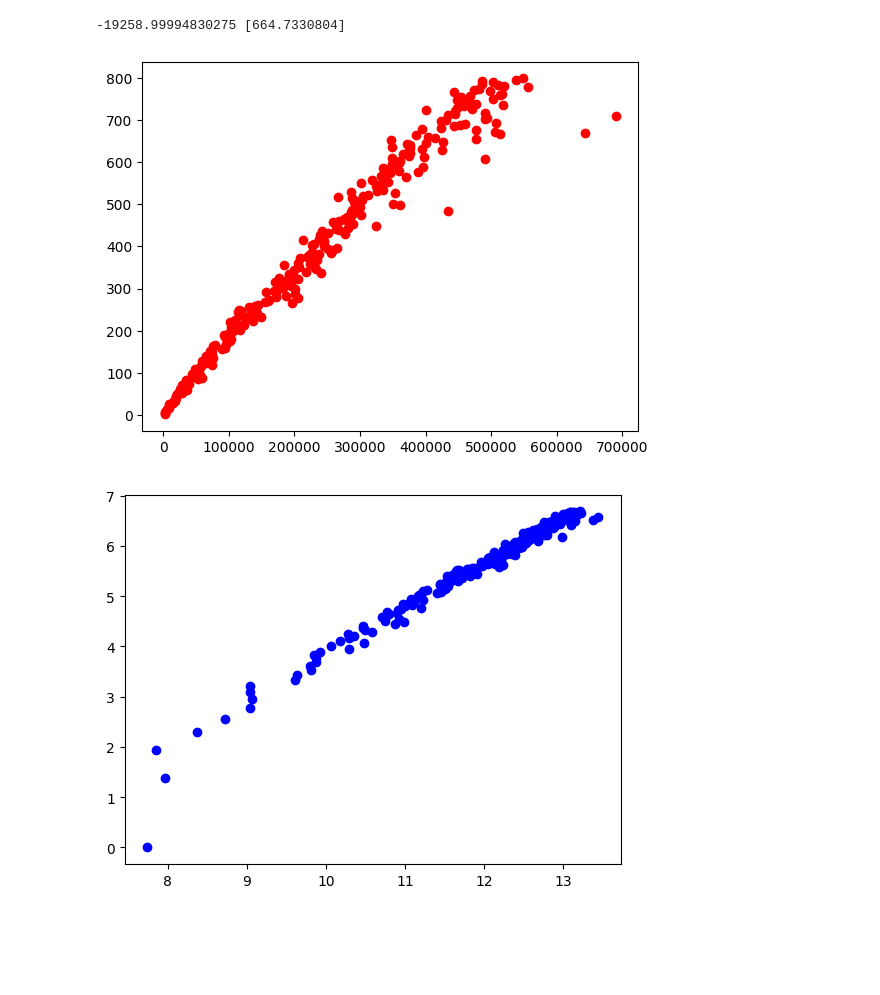
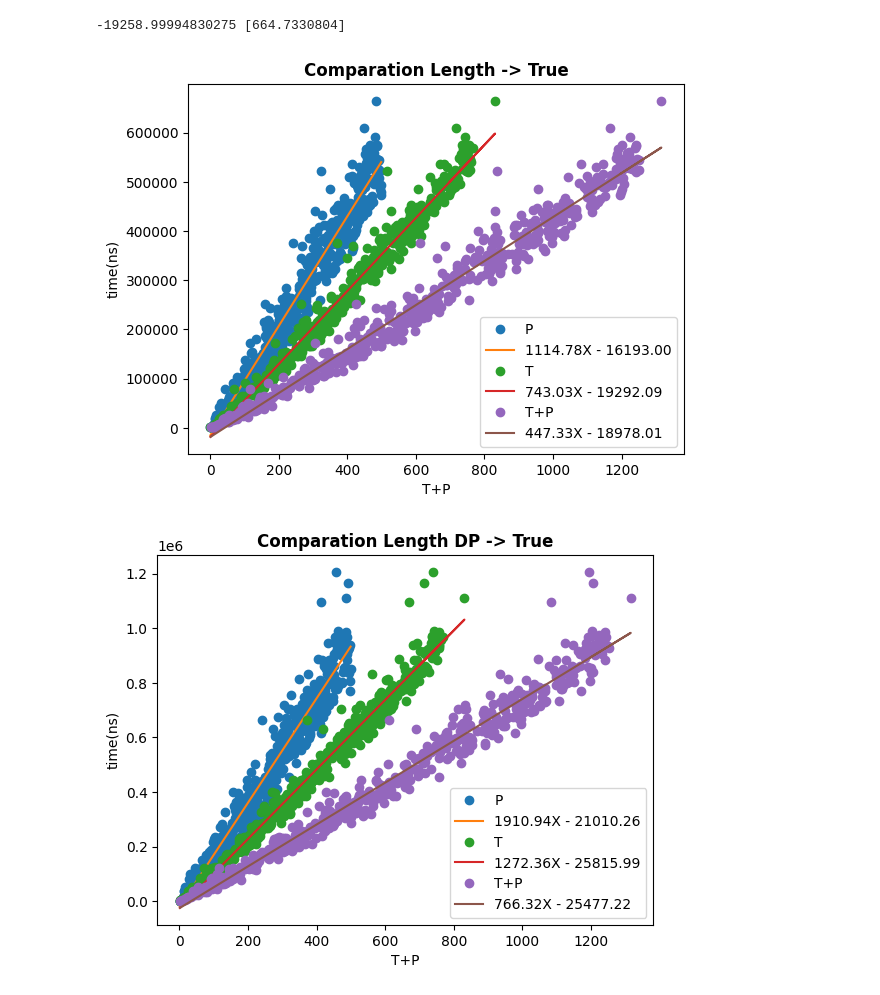
Before and after one commit to HenrickyL/PAA, a Jupyter notebook: Trabalho/main/test.ipynb, the cells around one changed output. Cells and saved outputs as stored; diff of their text form; code cells hidden in the pictures; blank space fills up the shorter version.

```diff
--- a/Trabalho/main/test.ipynb
+++ b/Trabalho/main/test.ipynb
@@ -6,5 +6 @@ from math import log
 import matplotlib.pyplot as plt
-# %%
-a = pd.read_csv('dataTrue.txt',delimiter='\t', header=None)
-# %%
-a.rename(columns={0:'Lenght', 1: 'Time'}, inplace=True)
@@ -24,21 +22,3 @@ print(model.intercept_, model.coef_)
 # %% [output]
 [figure]
 -19258.99994830275 [664.7330804]
-# %%
-
-A = np.loadtxt('dataTrue.txt')
-x = A[:,1]
-y = A[:,0]
-
-
-x2 = [log(x) for x in x]
-y2 = [log(y) for y in y]
-
-plt.plot(x,y, 'or')
-plt.show()
-
-plt.plot(x2,y2, 'ob')
-plt.show()
-# %% [output]
-[figure, removed]
-[figure, removed]
@@ -44,0 +64,19 @@ plt.show()
+# %%
+# True comparation
+path = 'IsMatch_With_Result_True.txt'
+title = 'Comparation Length -> True'
+graphAnalysis(path=path, title=title, t=2)
+graphAnalysis(path=path, title=title, t=1)
+graphAnalysis(path=path, title=title)
+plt.show()
+
+# True comparation
+path = 'IsMatch_With_Result_True_in_DP.txt'
+title = 'Comparation Length DP -> True'
+graphAnalysis(path=path, title=title, t=2)
+graphAnalysis(path=path, title=title, t=1)
+graphAnalysis(path=path, title=title)
+plt.show()
+# %% [output]
+[figure, added]
+[figure, added]
```
Also changed, not shown: parts of 6 cells of this notebook, 21 other files.
